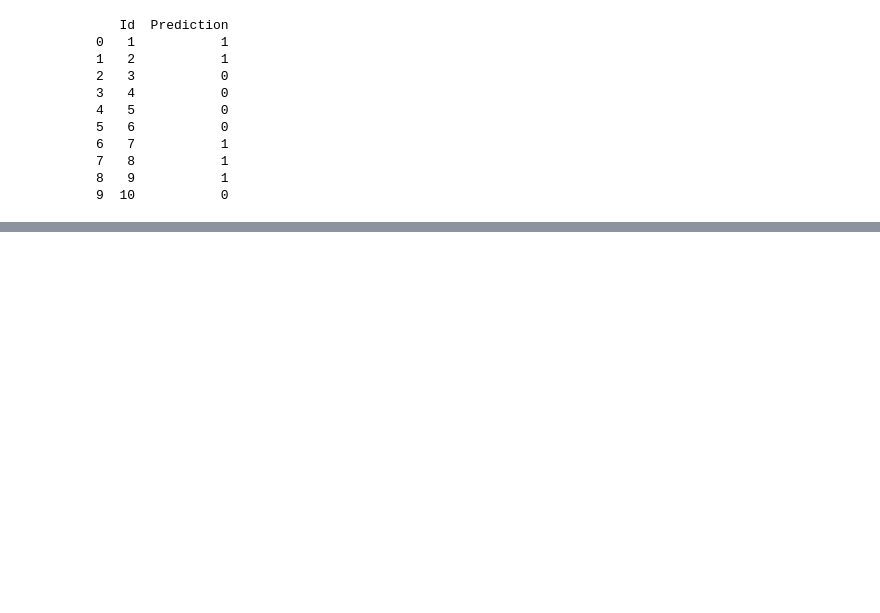
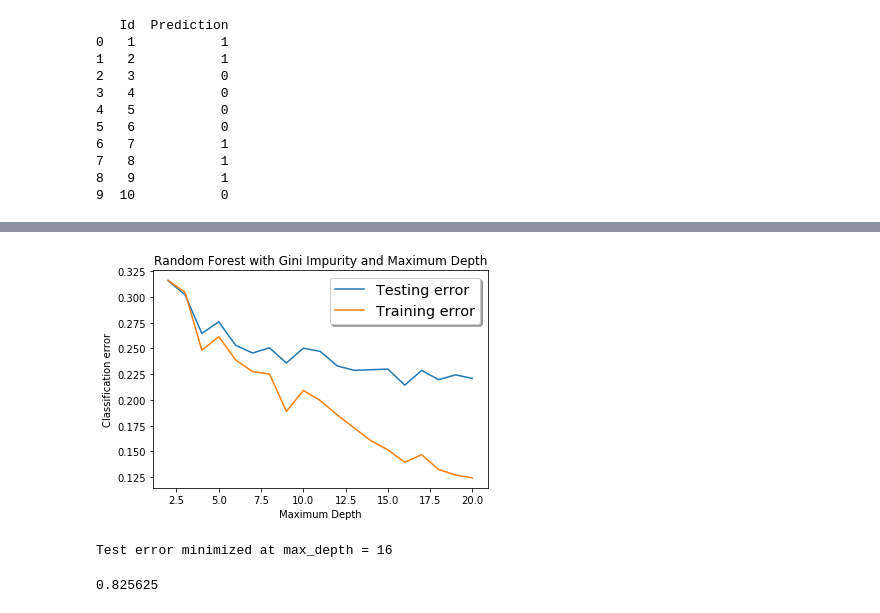
Before and after one commit to bhoscheit/CS-155-Miniproject-1, a Jupyter notebook: EDA.ipynb, the cells around one changed output, grey strips where cells are left out. Saved outputs shown, nothing was run; the diff lists cells and outputs as text; code cells hidden in the pictures; blank space fills up the shorter version.

```diff
--- a/EDA.ipynb
+++ b/EDA.ipynb
@@ -142,8 +150,8 @@ np.argmax(opt_c), opt_c[7], cs[7]
 # %%
 # Predict on test set
 
-data_train = np.loadtxt('data/training_data.txt', skiprows=1)
-data_test = np.loadtxt('data/test_data.txt', skiprows=1)
+data_train = np.loadtxt('training_data.txt', skiprows=1)
+data_test = np.loadtxt('test_data.txt', skiprows=1)
 # %%
 x_train = data_train[:,range(1,1001)]
 y_train = data_train[:,0]
@@ -209,0 +516,14 @@ with open('data/training_data.txt') as f:
+# %%
+def eval_tree_based_model_max_depth(clf, max_depth, X_train, y_train, X_test, y_test):
+
+    train_err = []
+    test_err = []
+    for i in max_depth:
+        clf = clf
+        clf.max_depth = i
+        clf.fit(X_train, y_train)
+        train_err.append(classification_err(clf.predict(X_train), y_train))
+        test_err.append(classification_err(clf.predict(X_test), y_test))
+
+    return train_err, test_err
+    pass
@@ -209,0 +560,40 @@ with open('data/training_data.txt') as f:
+# %%
+clf = RandomForestClassifier(n_estimators = n_estimators, criterion = 'gini')
+
+max_depth = np.arange(2, 21)
+
+train_err, test_err = eval_tree_based_model_max_depth(clf, max_depth, x_train_s_norm,
+                                                        y_train_s, x_val_norm, y_val)
+
+plt.figure()
+plt.plot(max_depth, test_err, label='Testing error')
+plt.plot(max_depth, train_err, label='Training error')
+plt.xlabel('Maximum Depth')
+plt.ylabel('Classification error')
+plt.title('Random Forest with Gini Impurity and Maximum Depth')
+plt.legend(loc=0, shadow=True, fontsize='x-large')
+plt.savefig('2E')
+plt.show()
+
+print('Test error minimized at max_depth = %i' % max_depth[np.argmin(test_err)])
+# %% [output]
+[figure, added]
+Test error minimized at max_depth = 16
+# %%
+# Try optimal Random Forest
+
+# Normalize data
+
+x_train_s, x_val, y_train_s, y_val = train_test_split(x_train, y_train, test_size=0.2, random_state=42)
+x_train_s_norm = preprocessing.normalize(x_train_s, norm='l2')
+x_val_norm = preprocessing.normalize(x_val, norm='l2')
+
+# Base (1000 Classifiers)
+
+# clf = RandomForestClassifier(n_estimators=n_estimators, min_samples_leaf=7, max_depth=30)
+clf = RandomForestClassifier(n_estimators=1000, min_samples_leaf=7, max_depth=30)
+clf.fit(x_train_s_norm, y_train_s)
+
+print(clf.score(x_val_norm, y_val))
+# %% [output]
+0.825625
```
Also changed, not shown: parts of 38 cells of this notebook.
